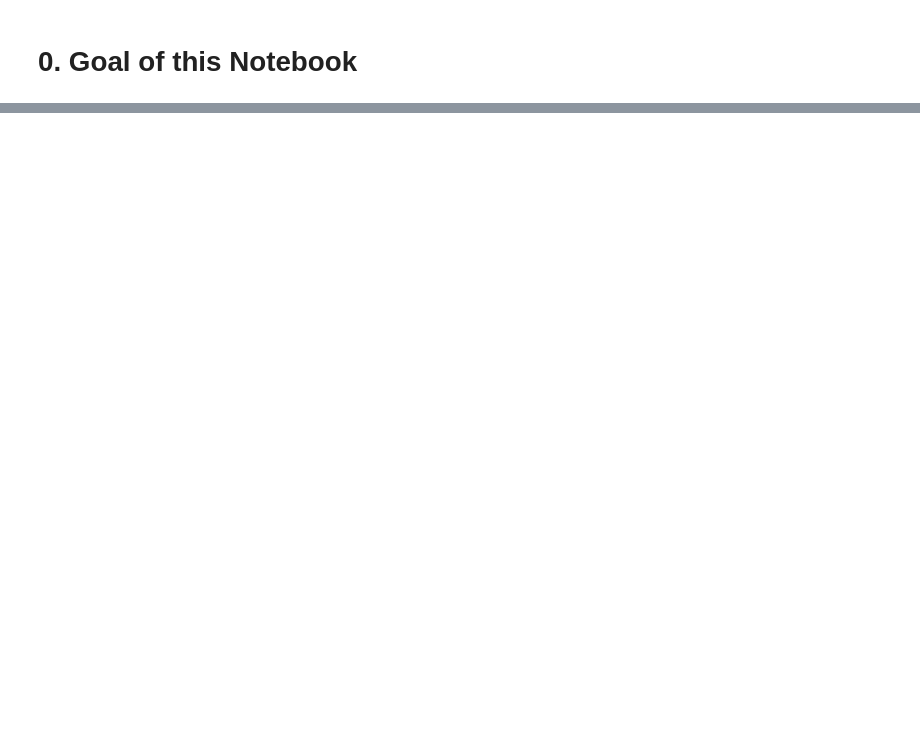
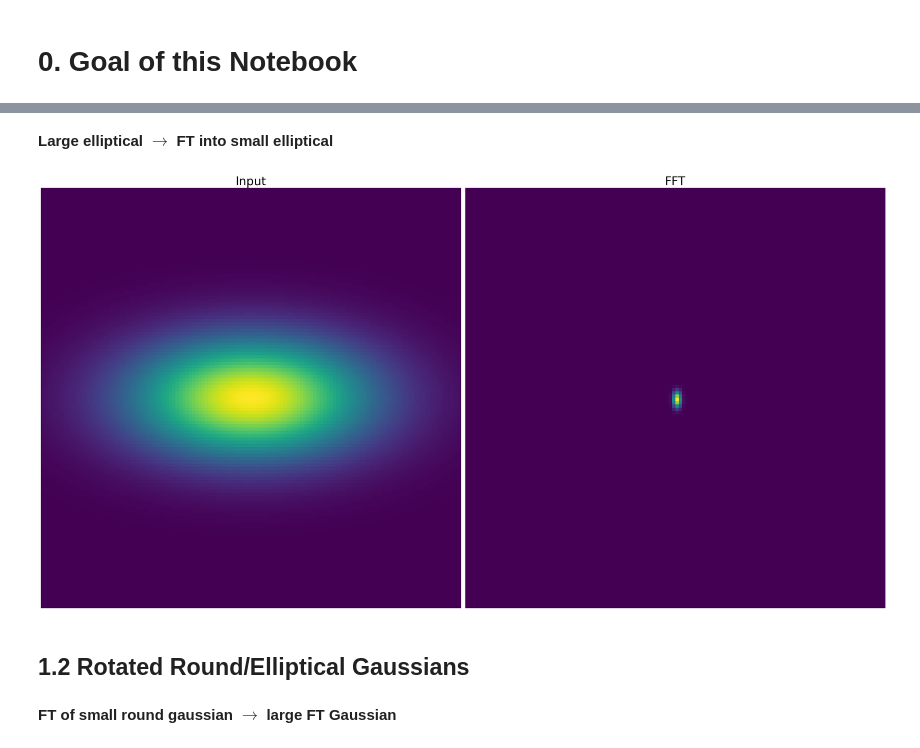
Before and after one commit to MatthewDowicz/Blending, a Jupyter notebook: 04_FT_of_gaussians.ipynb, the cells around one changed output, grey strips where cells are left out. Cells and saved outputs as stored; diff of their text form; code cells hidden in the pictures; blank space fills up the shorter version.

```diff
--- a/04_FT_of_gaussians.ipynb
+++ b/04_FT_of_gaussians.ipynb
@@ -47,0 +229,20 @@ plt.imshow(blend_images[0][0])
+# %% [markdown]
+**Large elliptical $\rightarrow$ FT into small elliptical**
+# %%
+gauss, DFT = FT_by_hand(sigma_x=4, sigma_y=2)
+
+fig, axes = plt.subplots(1, 2, figsize=(30,26))
+axes[0].imshow(gauss)
+axes[0].axis('off')
+axes[0].set_title('Input', fontsize=30)
+axes[1].imshow(np.abs(DFT))
+axes[1].axis('off')
+axes[1].set_title('FFT', fontsize=30)
+
+
+plt.tight_layout()
+plt.show()
+# %% [output]
+[figure, added]
+# %% [markdown]
+## 1.2 Rotated Round/Elliptical Gaussians
@@ -47,0 +386,2 @@ plt.imshow(blend_images[0][0])
+# %% [markdown]
+**FT of small round gaussian $\rightarrow$ large FT Gaussian**
```
Also changed, not shown: parts of 37 cells of this notebook.
